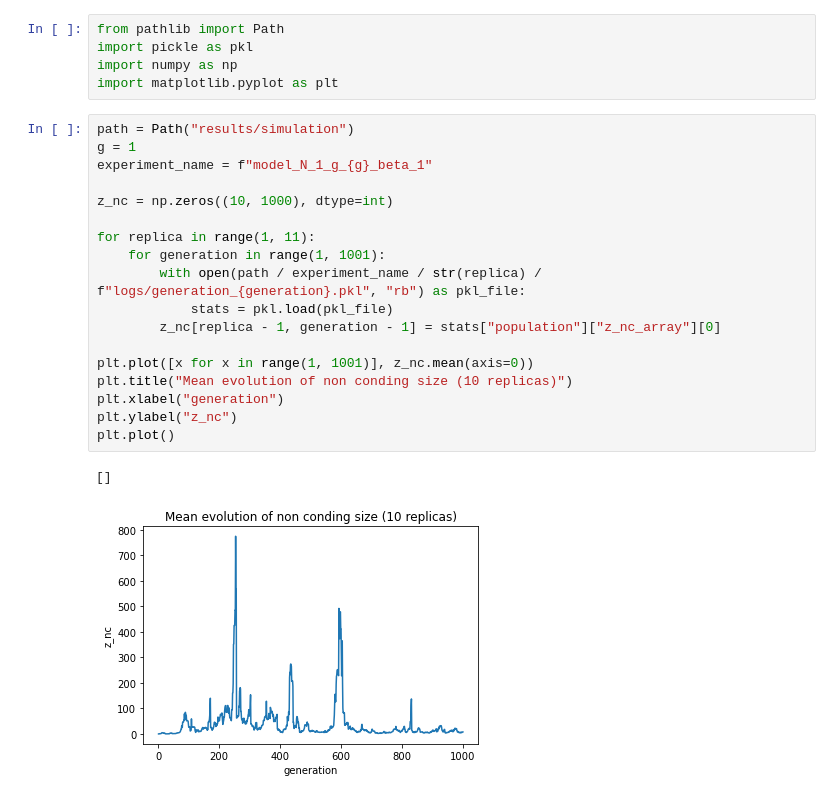
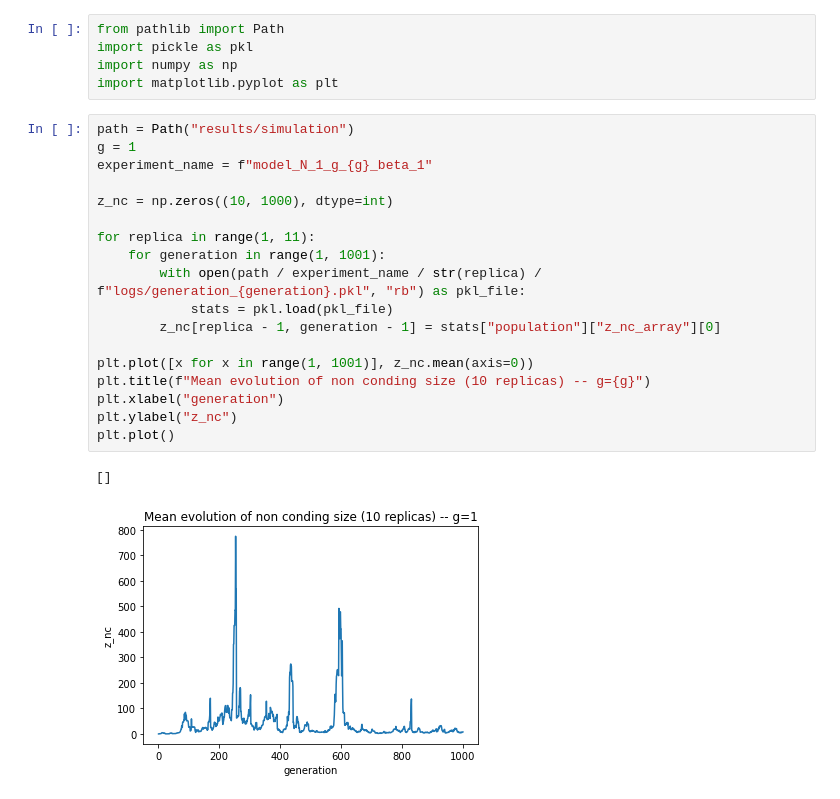
Before and after one commit to Jojobarbarr/AL_predict, a Jupyter notebook: neutral_mutation_accumulation.ipynb, the cells around one changed output. Saved outputs shown, nothing was run; the diff lists cells and outputs as text.

```diff
--- a/neutral_mutation_accumulation.ipynb
+++ b/neutral_mutation_accumulation.ipynb
@@ -6,21 +6,21 @@ import matplotlib.pyplot as plt
 # %%
 path = Path("results/simulation")
 g = 1
 experiment_name = f"model_N_1_g_{g}_beta_1"
 
 z_nc = np.zeros((10, 1000), dtype=int)
 
 for replica in range(1, 11):
     for generation in range(1, 1001):
         with open(path / experiment_name / str(replica) / f"logs/generation_{generation}.pkl", "rb") as pkl_file:
             stats = pkl.load(pkl_file)
         z_nc[replica - 1, generation - 1] = stats["population"]["z_nc_array"][0]
 
 plt.plot([x for x in range(1, 1001)], z_nc.mean(axis=0))
-plt.title("Mean evolution of non conding size (10 replicas)")
+plt.title(f"Mean evolution of non conding size (10 replicas) -- g={g}")
 plt.xlabel("generation")
 plt.ylabel("z_nc")
 plt.plot()
 # %% [output]
 []
-[figure, old version]
+[figure, new version]
```
Also changed, not shown: parts of 7 cells of this notebook, 3 other files.
